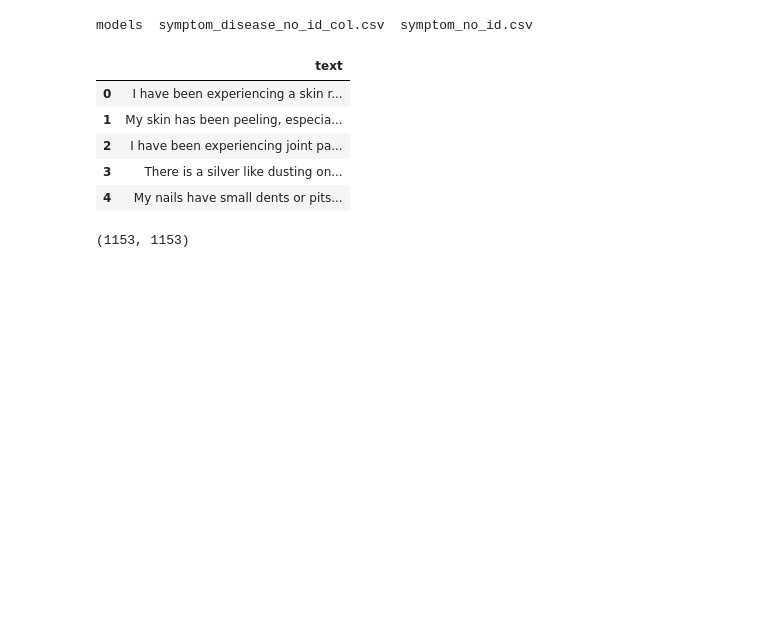
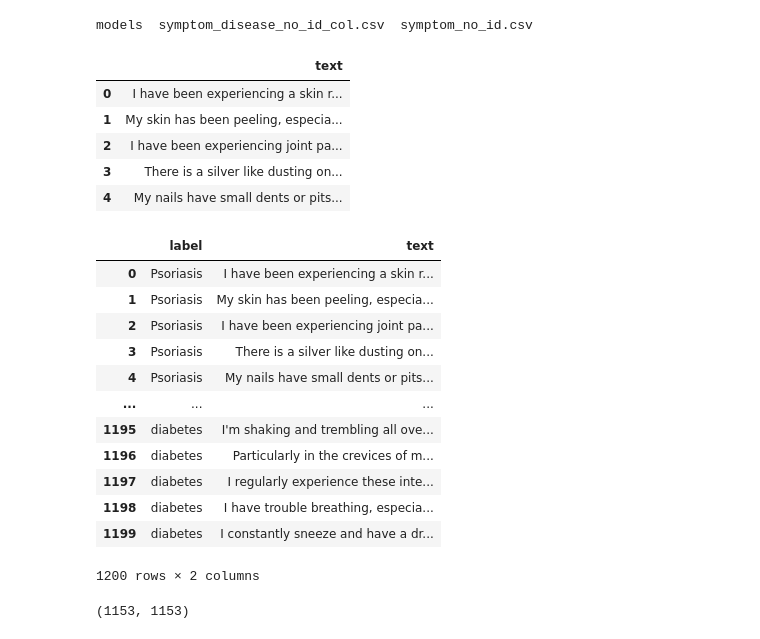
Before and after one commit to rubanzasilva/symptom_to_disease, a Jupyter notebook: symptom-disease-ulmfit_lightning.ipynb, the cells around one changed output. Drawn from its saved outputs; the diff is of its cells as text; code cells hidden in the pictures; blank space fills up the shorter version.

Commit message:
adding text transfer section

```diff
--- a/symptom-disease-ulmfit_lightning.ipynb
+++ b/symptom-disease-ulmfit_lightning.ipynb
@@ -132,6 +120,22 @@ symptom_df.head()
 | 2 | I have been experiencing joint pa... |
 | 3 | There is a silver like dusting on... |
 | 4 | My nails have small dents or pits... |
+# %%
+sd_df
+# %% [output]
+|  | label | text |
+| 0 | Psoriasis | I have been experiencing a skin r... |
+| 1 | Psoriasis | My skin has been peeling, especia... |
+| 2 | Psoriasis | I have been experiencing joint pa... |
+| 3 | Psoriasis | There is a silver like dusting on... |
+| 4 | Psoriasis | My nails have small dents or pits... |
+| ... | ... | ... |
+| 1195 | diabetes | I'm shaking and trembling all ove... |
+| 1196 | diabetes | Particularly in the crevices of m... |
+| 1197 | diabetes | I regularly experience these inte... |
+| 1198 | diabetes | I have trouble breathing, especia... |
+| 1199 | diabetes | I constantly sneeze and have a dr... |
+1200 rows × 2 columns
 # %%
 symptom_df['text'].nunique(),sd_df['text'].nunique()
 # %% [output]
```
Also changed, not shown: parts of 19 cells of this notebook.
